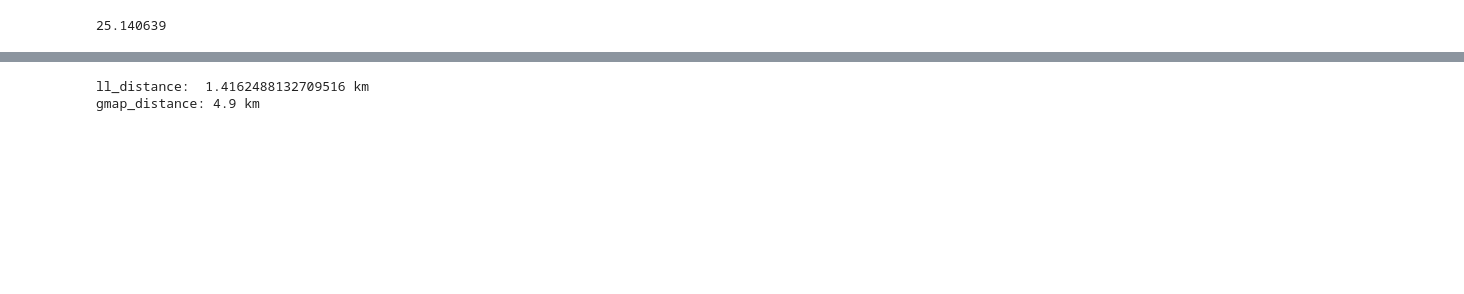
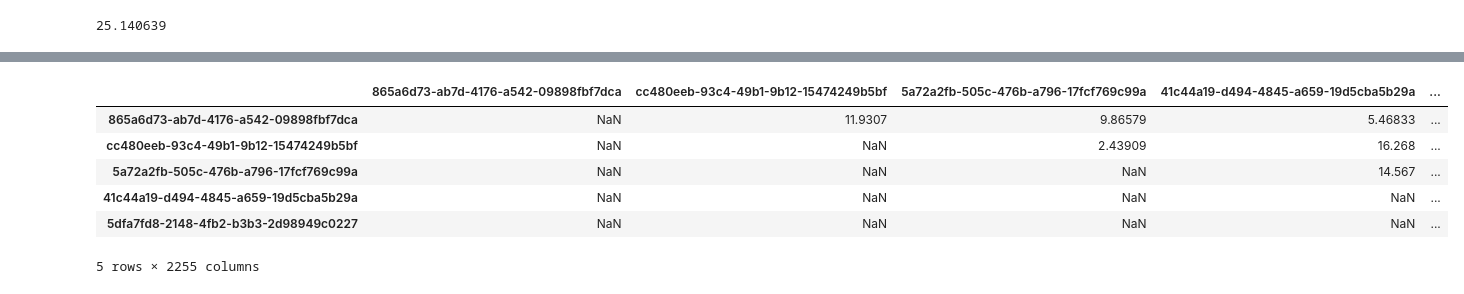
Before and after one commit to tpchris1/Gogoro_Routing, a Jupyter notebook: Gogoro_Routing.ipynb, the cells around one changed output, grey strips where cells are left out. Saved outputs shown, nothing was run; the diff lists cells and outputs as text; code cells hidden in the pictures; blank space fills up the shorter version.

Commit message:
add ll_matrix & gMap_matrix

```diff
--- a/Gogoro_Routing.ipynb
+++ b/Gogoro_Routing.ipynb
@@ -24,6 +22,6 @@ import pandas as pd
 # %%
 import json
-with open('data/raw_data.json', 'r', encoding='utf-8') as f:
+with open("/content/drive/My Drive/Gogoro_Routing/data/raw_data.json", 'r', encoding='utf-8') as f:
     data = json.load(f)
 processed_data = []
 df = pd.DataFrame(data['data'])
@@ -75,27 +94,24 @@ sample_station = [i.lower() for i in sample_station]
 
 
 # Method 1: Lat Long calculate
-coord_0 = (df.loc[sample_station[0]]['Latitude'],df.loc[sample_station[0]]['Longitude'])
-coord_1 = (df.loc[sample_station[1]]['Latitude'],df.loc[sample_station[1]]['Longitude'])
-ll_distance = geopy.distance.distance(coord_0,coord_1).km
-print('ll_distance: ', ll_distance, 'km')
+# coord_0 = (df.loc[sample_station[0]]['Latitude'],df.loc[sample_station[0]]['Longitude'])
+# coord_1 = (df.loc[sample_station[1]]['Latitude'],df.loc[sample_station[1]]['Longitude'])
+# ll_distance = geopy.distance.distance(coord_0,coord_1).km
+# print('ll_distance: ', ll_distance, 'km')
 
 # Method 2: Google distance matrix
-f = open('confidential/gmap_api_key.txt',encoding="utf-8")
-gmaps_key = f.readline()
-url = 'https://maps.googleapis.com/maps/api/distancematrix/json?'
-url += 'origins='+str(coord_0[0])+','+str(coord_0[1])
-url += '&destinations='+str(coord_1[0])+','+str(coord_1[1])
-url += '&mode=driving'
-url += '&avoid=tolls|highways|ferries'
-url += '&key='+gmaps_key
-url
-resp = requests.get(url)
-print('gmap_distance:',resp.json()['rows'][0]['elements'][0]['distance']['text'])
+# f = open('confidential/gmap_api_key.txt',encoding="utf-8")
+# gmaps_key = f.readline()
+# url = 'https://maps.googleapis.com/maps/api/distancematrix/json?'
+# url += 'origins='+str(coord_0[0])+','+str(coord_0[1])
+# url += '&destinations='+str(coord_1[0])+','+str(coord_1[1])
+# url += '&mode=driving'
+# url += '&avoid=tolls|highways|ferries'
+# url += '&key='+gmaps_key
+# url
+# resp = requests.get(url)
+# print('gmap_distance:',resp.json()['rows'][0]['elements'][0]['distance']['text'])
 
 # gmaps api沒辦法支持多avoid
 # gmaps = googlemaps.Client(key=gmaps_key)
 # gmaps.distance_matrix(origins=str(coord_0[0])+','+str(coord_0[1]),destinations=str(coord_1[0])+','+str(coord_1[1]), mode='driving', avoid='tolls|highways')
-# %% [output]
-ll_distance:  1.4162488132709516 km
-gmap_distance: 4.9 km
@@ -104,0 +118,33 @@ df_graph =
+# %%
+# Construct ll_matrix
+size = len(df)
+ll_df = pd.DataFrame(index=range(size),columns=range(size))
+
+#建一個站點名的list
+lst = []
+for i in range(size):
+    lst.append(df.index[i])
+
+ll_df.index = list(lst)
+ll_df.columns = lst
+# print(df.index[0])
+for i in range(size):
+    for j in range(i+1,size):
+        station1 = df.index[i]
+        station2 = df.index[j]
+        coord_0 = (df.loc[station1]['Latitude'],df.loc[station1]['Longitude'])
+        coord_1 = (df.loc[station2]['Latitude'],df.loc[station2]['Longitude'])
+        ll_distance = geopy.distance.distance(coord_0,coord_1).km
+        ll_df.loc[station1, station2] = ll_distance
+
+# output ll_df to .csv
+ll_df.to_csv(r'/content/drive/My Drive/Gogoro_Routing/data/ll_matrix.csv')
+ll_df.head()
+# %% [output]
+|  | 865a6d73-ab7d-4176-a542-09898fbf7dca | cc480eeb-93c4-49b1-9b12-15474249b5bf | 5a72a2fb-505c-476b-a796-17fcf769c99a | 41c44a19-d494-4845-a659-19d5cba5b29a | ... |
+| 865a6d73-ab7d-4176-a542-09898fbf7dca | NaN | 11.9307 | 9.86579 | 5.46833 | ... |
+| cc480eeb-93c4-49b1-9b12-15474249b5bf | NaN | NaN | 2.43909 | 16.268 | ... |
+| 5a72a2fb-505c-476b-a796-17fcf769c99a | NaN | NaN | NaN | 14.567 | ... |
+| 41c44a19-d494-4845-a659-19d5cba5b29a | NaN | NaN | NaN | NaN | ... |
+| 5dfa7fd8-2148-4fb2-b3b3-2d98949c0227 | NaN | NaN | NaN | NaN | ... |
+5 rows × 2255 columns
```
Also changed, not shown: parts of 13 cells of this notebook.
